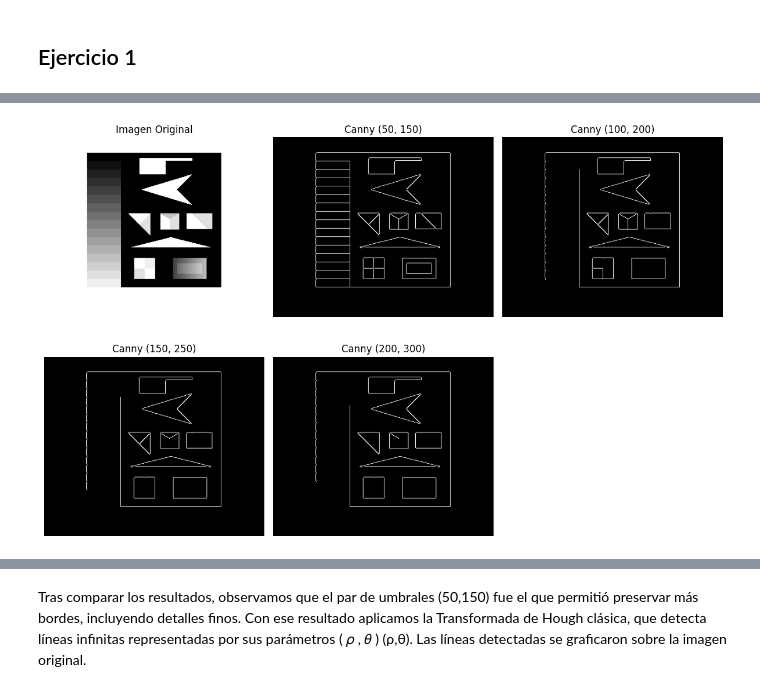
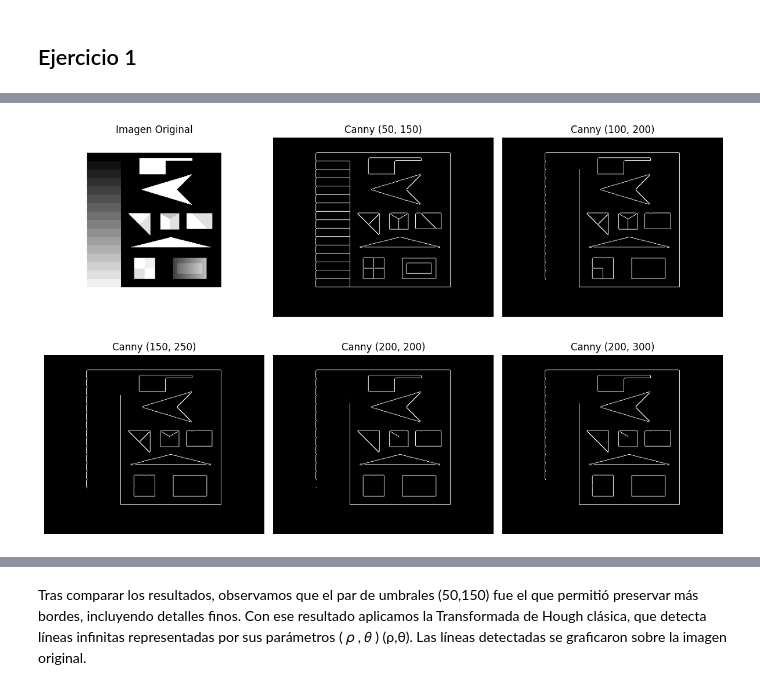
Before and after one commit to SantiSosa/Imagenes_satelitales_TP4, a Jupyter notebook: SosaSuarezTP4.ipynb, the cells around one changed output, grey strips where cells are left out. Cells and saved outputs as stored; diff of their text form; code cells hidden in the pictures.

```diff
--- a/SosaSuarezTP4.ipynb
+++ b/SosaSuarezTP4.ipynb
@@ -35,16 +39,19 @@ Los pasos que seguimos, según el enfoque teórico indicado por la cátedra, son
 # %%
-# Cargar imagen en escala de grises
+# Cargar imagen en escala de grises y como viene ya para tenerla cargada
 imagen = cv2.imread('test.png', cv2.IMREAD_GRAYSCALE)
+img = cv2.imread('test.png')
+gray = cv2.cvtColor(img, cv2.COLOR_BGR2GRAY)
 
 # Verificamos que la imagen se haya cargado correctamente
 if imagen is None:
-    raise FileNotFoundError("No se encontró la imagen 'Test.png'.")
+    raise FileNotFoundError("No se encontró la imagen 'test.png'.")
 
 # Umbrales de prueba para Canny
 parametros_canny = [
     (50, 150),
     (100, 200),
     (150, 250),
+    (200, 200),
     (200, 300),
 ]
 
@@ -71 +79 @@ libpng warning: iCCP: known incorrect sRGB profile
-[figure, old version]
+[figure, new version]
```
Also changed, not shown: parts of 7 cells of this notebook.
